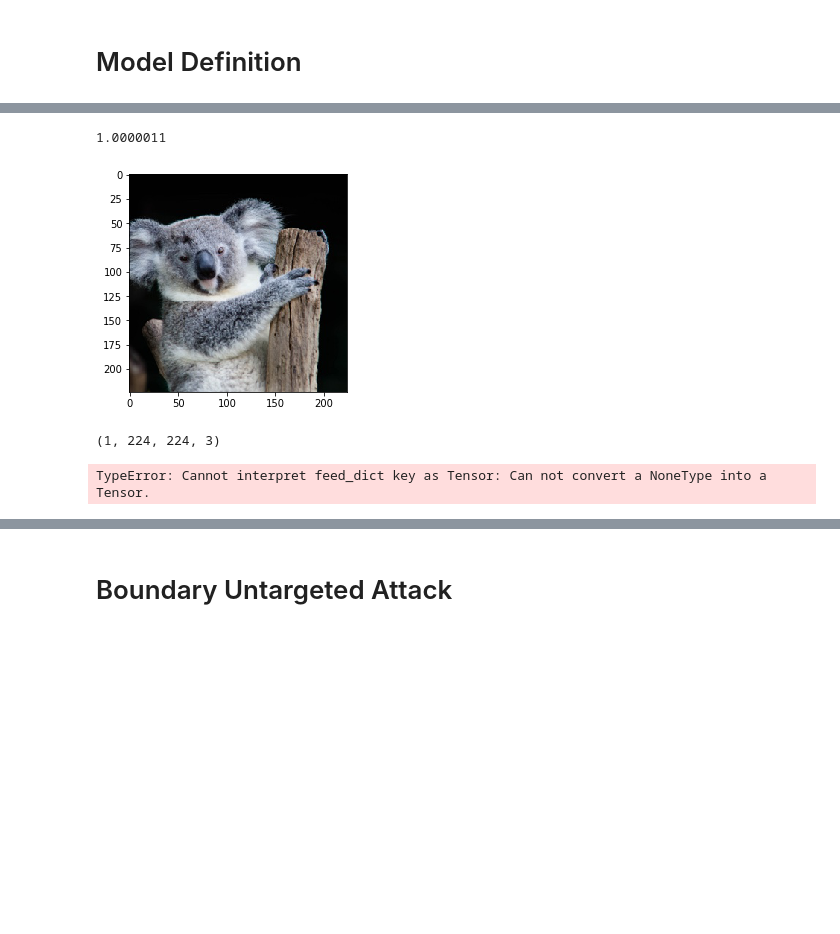
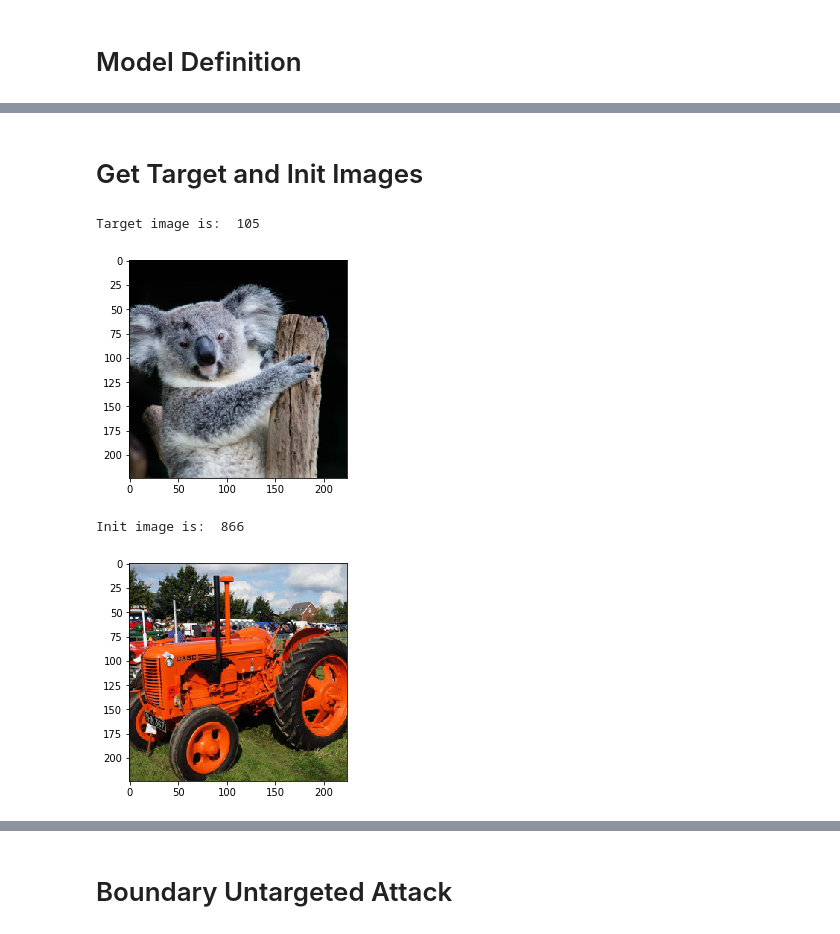
Before and after one commit to Trusted-AI/adversarial-robustness-toolbox, a Jupyter notebook: notebooks/boundary_attack.ipynb, the cells around one changed output, grey strips where cells are left out. Drawn from its saved outputs; the diff is of its cells as text; code cells hidden in the pictures; blank space fills up the shorter version.

Commit message:
boundary att nb

```diff
--- a/notebooks/boundary_attack.ipynb
+++ b/notebooks/boundary_attack.ipynb
@@ -21,20 +2,0 @@ sys.path.append("..")
-# %%
-import imagenet_stubs
-import numpy as np
-import tensorflow as tf
-from tensorflow.python.keras.preprocessing import image
-from tensorflow.python.keras.applications.resnet50 import preprocess_input
-from matplotlib import pyplot as plt
-
-from art.classifiers import KerasClassifier
-from art.attacks import BoundaryAttack
-
-target_image_name = 'koala.jpg'
-for image_path in imagenet_stubs.get_image_paths():
-    if image_path.endswith(target_image_name):
-        im = image.load_img(image_path, target_size=(224, 224))
-        im = image.img_to_array(im)
-        im = np.expand_dims(im, axis=0)
-        im = preprocess_input(im)
-        target_image = im
-print(target_image.shape, np.min(target_image), np.max(target_image))
@@ -61,4 +32,0 @@ preds = model.predict(target_image)
-# %%
-np.sum(preds)
-# %% [output]
-1.0000011
@@ -86,6 +33,24 @@ def predict_model(model, image):
-# %%
-predict_model(tfc, target_image[0])
-# %% [output]
-[figure, removed]
-(1, 224, 224, 3)
-TypeError: Cannot interpret feed_dict key as Tensor: Can not convert a NoneType into a Tensor.
+# %% [markdown]
+# Get Target and Init Images
+# %%
+target_image_name = 'koala.jpg'
+init_image_name = 'tractor.jpg'
+for image_path in imagenet_stubs.get_image_paths():
+    if image_path.endswith(target_image_name):
+        target_image = image.load_img(image_path, target_size=(224, 224))
+        target_image = image.img_to_array(target_image)
+    if image_path.endswith(init_image_name):
+        init_image = image.load_img(image_path, target_size=(224, 224))
+        init_image = image.img_to_array(init_image)
+
+print("Target image is: ", np.argmax(classifier.predict(np.array([target_image]))[0]))
+plt.imshow(target_image.astype(np.uint))
+plt.show()
+print("Init image is: ", np.argmax(classifier.predict(np.array([init_image]))[0]))
+plt.imshow(init_image.astype(np.uint))
+plt.show()
+# %% [output]
+Target image is:  105
+[figure, added]
+Init image is:  866
+[figure, added]
```
Also changed, not shown: parts of 19 cells of this notebook.
